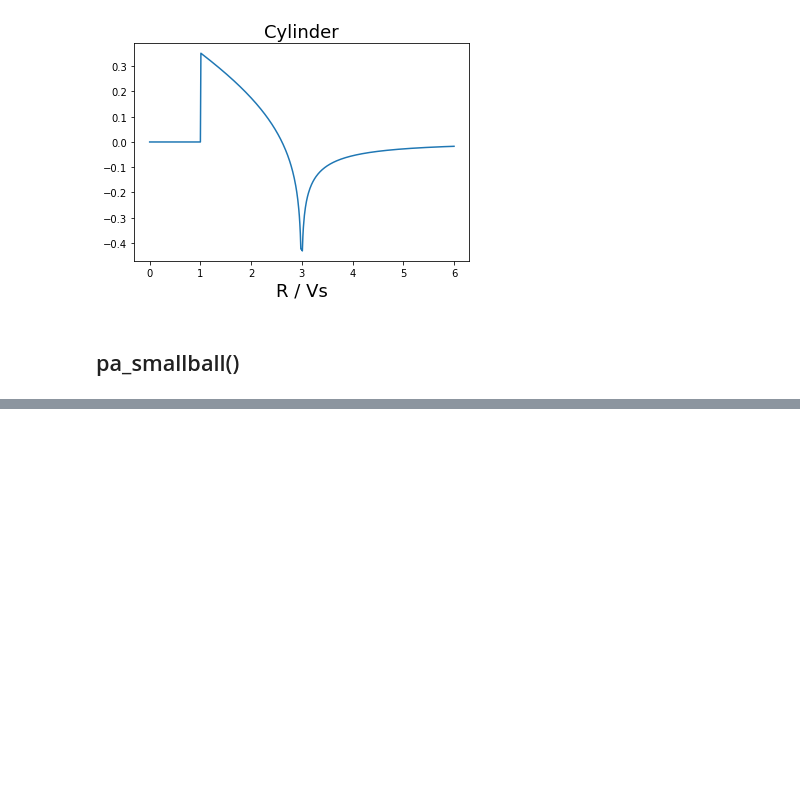
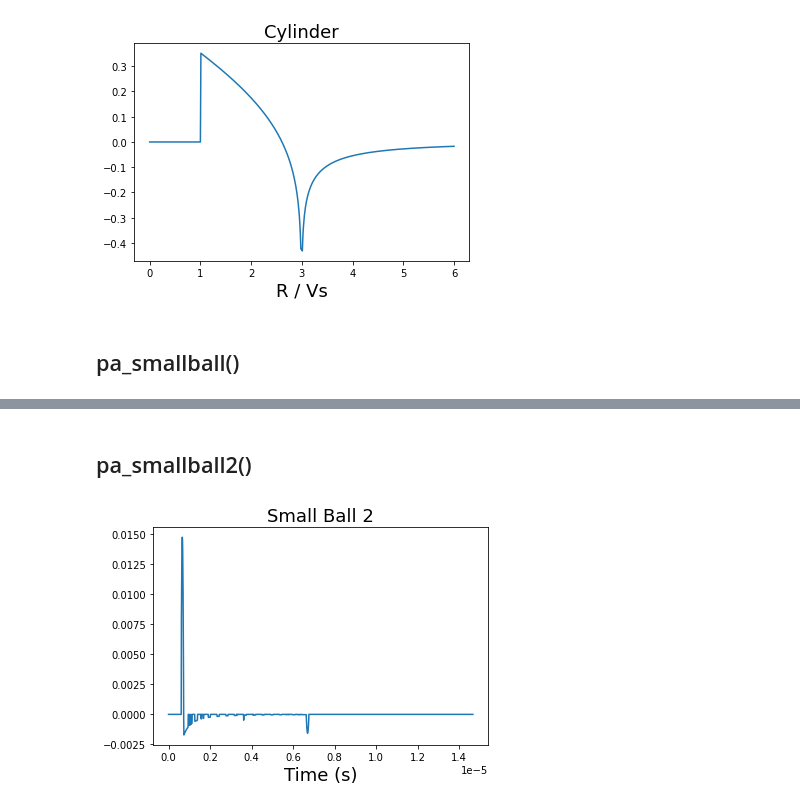
Before and after one commit to DDFFWYB/PACT, a Jupyter notebook: src/pact.ipynb, the cells around one changed output, grey strips where cells are left out. Drawn from its saved outputs; the diff is of its cells as text; code cells hidden in the pictures; blank space fills up the shorter version.

```diff
--- a/src/pact.ipynb
+++ b/src/pact.ipynb
@@ -152,0 +153,40 @@ plt.show()
+# %% [markdown]
+## pa_smallball2()
+# %%
+# def pa_smallball2(L, R=1, Rs=1, A=1, Vs=1500):
+L = 1
+R = 10
+Rs = 0.1
+A = 1
+Vs = 1500000
+
+def p0(r):
+    h = np.heaviside
+    return A * h(r, 1) * h(-r + Rs, 1)
+
+def p(r, t):
+    return (r + Vs * t) / 2 / r * p0(r + Vs * t) + \
+        (r - Vs * t) / 2 / r * p0(-r + Vs * t) + \
+        (r - Vs * t) / 2 / r * p0(r - Vs * t)
+
+dt = 1e-8
+ts = np.linspace(0, 2*(L + R) / Vs, int(2*(L + R) / Vs / dt) + 1)
+signal = 0 * ts
+integrate_min = L
+integrate_max = np.sqrt(L**2 + R**2)
+
+for i, t in enumerate(ts):
+
+    def f(r):
+        return p(r, t)
+
+    signal[i], _ = integrate.quad(f, integrate_min, integrate_max)
+    signal[i] *= 2*np.pi
+
+plt.plot(ts, signal)
+font = {'size': 18}
+plt.title('Small Ball 2', fontdict=font)
+plt.xlabel('Time (s)', fontdict=font)
+plt.show()
+# %% [output]
+[figure, added]
```
Also changed, not shown: parts of 1 cell of this notebook, 1 other file.
